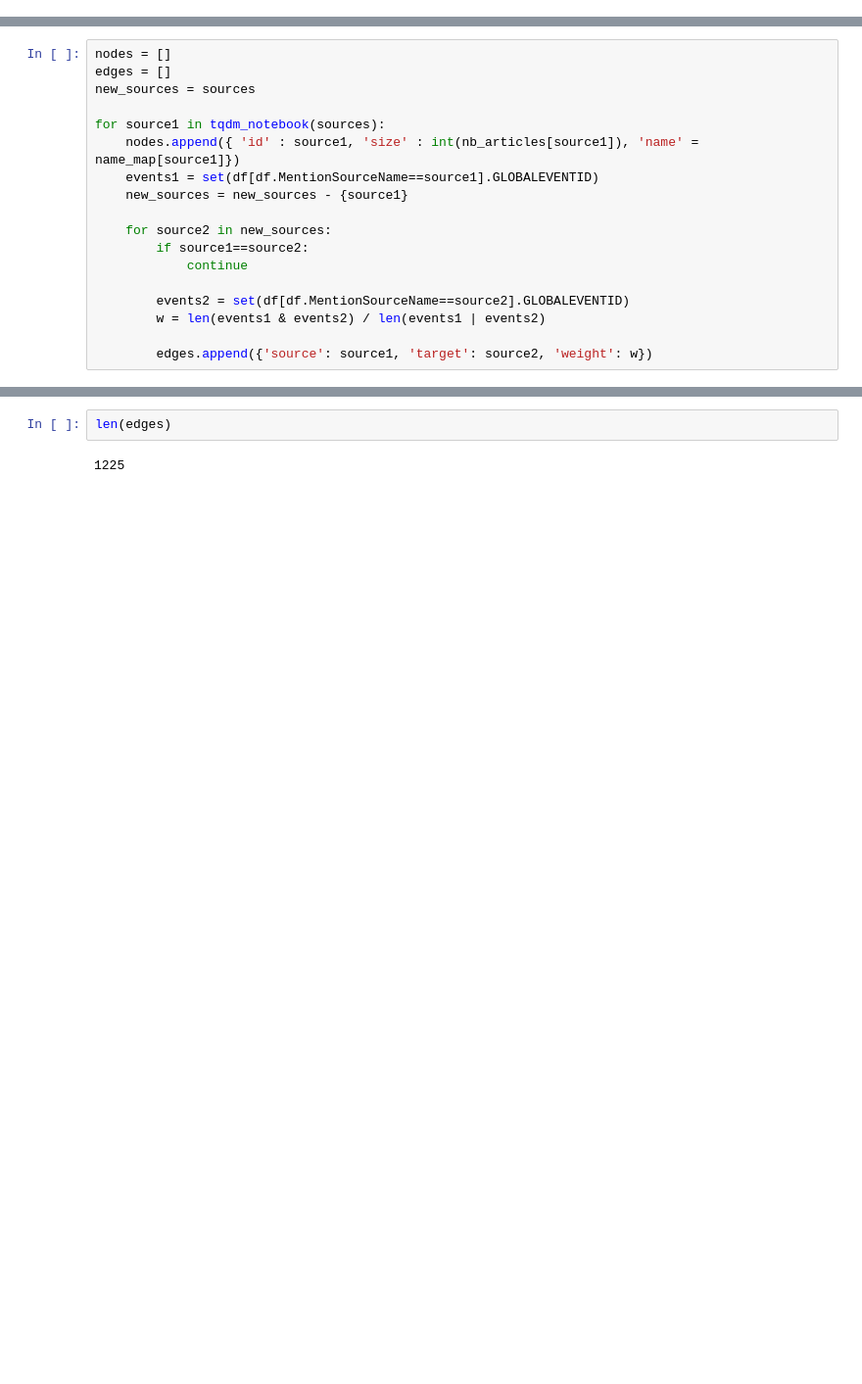
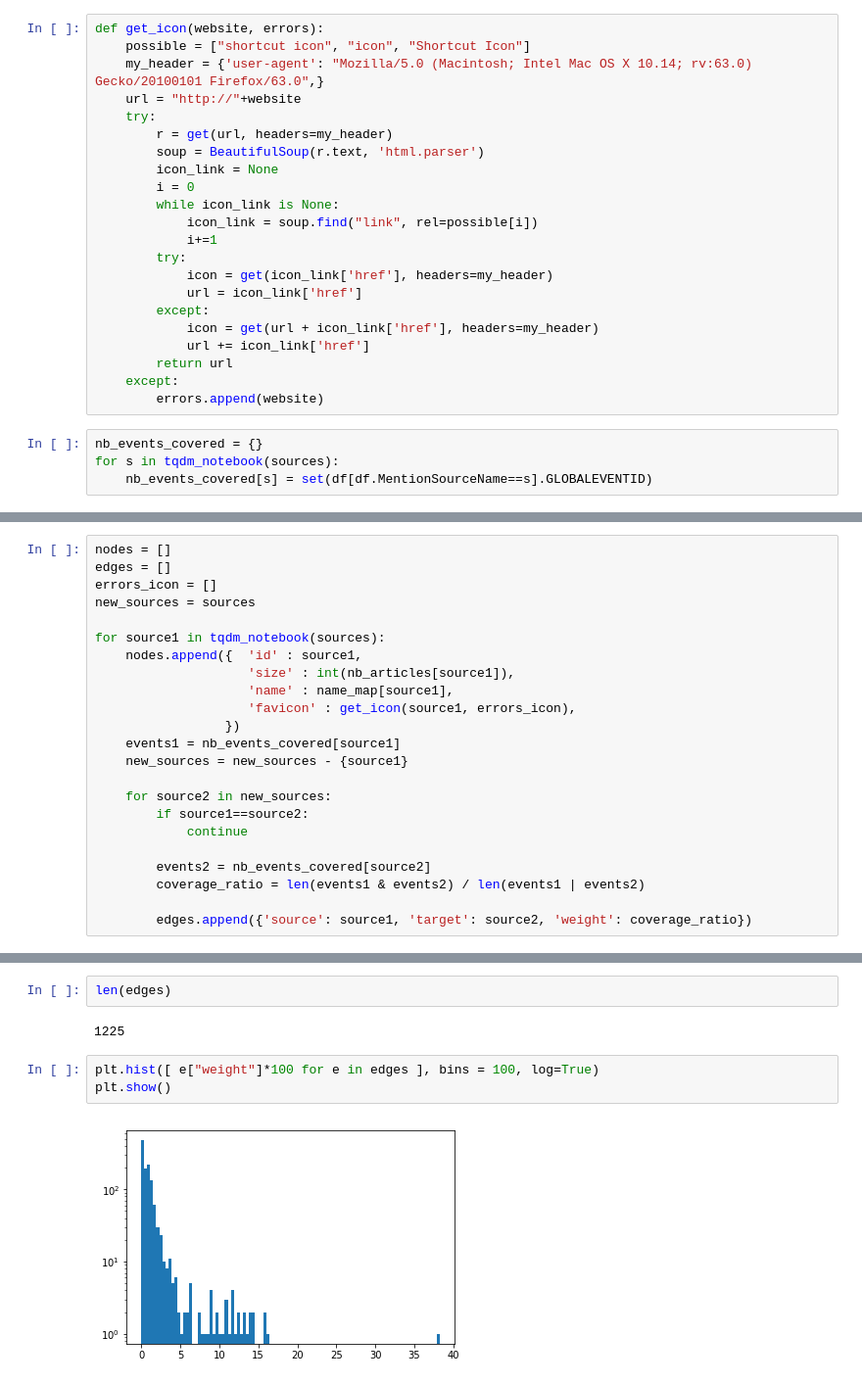
Before and after one commit to padesplaces/dataviz-project, a Jupyter notebook: data_analysis/us_sources.ipynb, the cells around one changed output, grey strips where cells are left out. Shown at 98% size. Cells and saved outputs as stored; diff of their text form; blank space fills up the shorter version.

Commit message:
implement ratio for edges weights

```diff
--- a/data_analysis/us_sources.ipynb
+++ b/data_analysis/us_sources.ipynb
@@ -98,0 +107,26 @@ dtype: int64
+# %%
+def get_icon(website, errors):
+    possible = ["shortcut icon", "icon", "Shortcut Icon"]
+    my_header = {'user-agent': "Mozilla/5.0 (Macintosh; Intel Mac OS X 10.14; rv:63.0) Gecko/20100101 Firefox/63.0",}
+    url = "http://"+website
+    try:
+        r = get(url, headers=my_header)
+        soup = BeautifulSoup(r.text, 'html.parser')
+        icon_link = None
+        i = 0
+        while icon_link is None:
+            icon_link = soup.find("link", rel=possible[i])
+            i+=1
+        try:
+            icon = get(icon_link['href'], headers=my_header)
+            url = icon_link['href']
+        except:
+            icon = get(url + icon_link['href'], headers=my_header)
+            url += icon_link['href']
+        return url
+    except:
+        errors.append(website)
+# %%
+nb_events_covered = {}
+for s in tqdm_notebook(sources):
+    nb_events_covered[s] = set(df[df.MentionSourceName==s].GLOBALEVENTID)
@@ -99,20 +135,25 @@ dtype: int64
 # %%
 nodes = []
 edges = []
+errors_icon = []
 new_sources = sources
 
 for source1 in tqdm_notebook(sources):
-    nodes.append({ 'id' : source1, 'size' : int(nb_articles[source1]), 'name' = name_map[source1]})
-    events1 = set(df[df.MentionSourceName==source1].GLOBALEVENTID)
+    nodes.append({  'id' : source1,
+                    'size' : int(nb_articles[source1]),
+                    'name' : name_map[source1],
+                    'favicon' : get_icon(source1, errors_icon),
+                 })
+    events1 = nb_events_covered[source1]
     new_sources = new_sources - {source1}
 
     for source2 in new_sources:
         if source1==source2:
             continue
 
-        events2 = set(df[df.MentionSourceName==source2].GLOBALEVENTID)
-        w = len(events1 & events2) / len(events1 | events2)
+        events2 = nb_events_covered[source2]
+        coverage_ratio = len(events1 & events2) / len(events1 | events2)
 
-        edges.append({'source': source1, 'target': source2, 'weight': w})
+        edges.append({'source': source1, 'target': source2, 'weight': coverage_ratio})
 # %% [output]
 [interactive output not drawn]
@@ -140,4 +195,9 @@ nodes
 len(edges)
 # %% [output]
 1225
+# %%
+plt.hist([ e["weight"]*100 for e in edges ], bins = 100, log=True)
+plt.show()
+# %% [output]
+[figure, added]
 # %%
```
Also changed, not shown: parts of 23 cells of this notebook, 31 other files.
